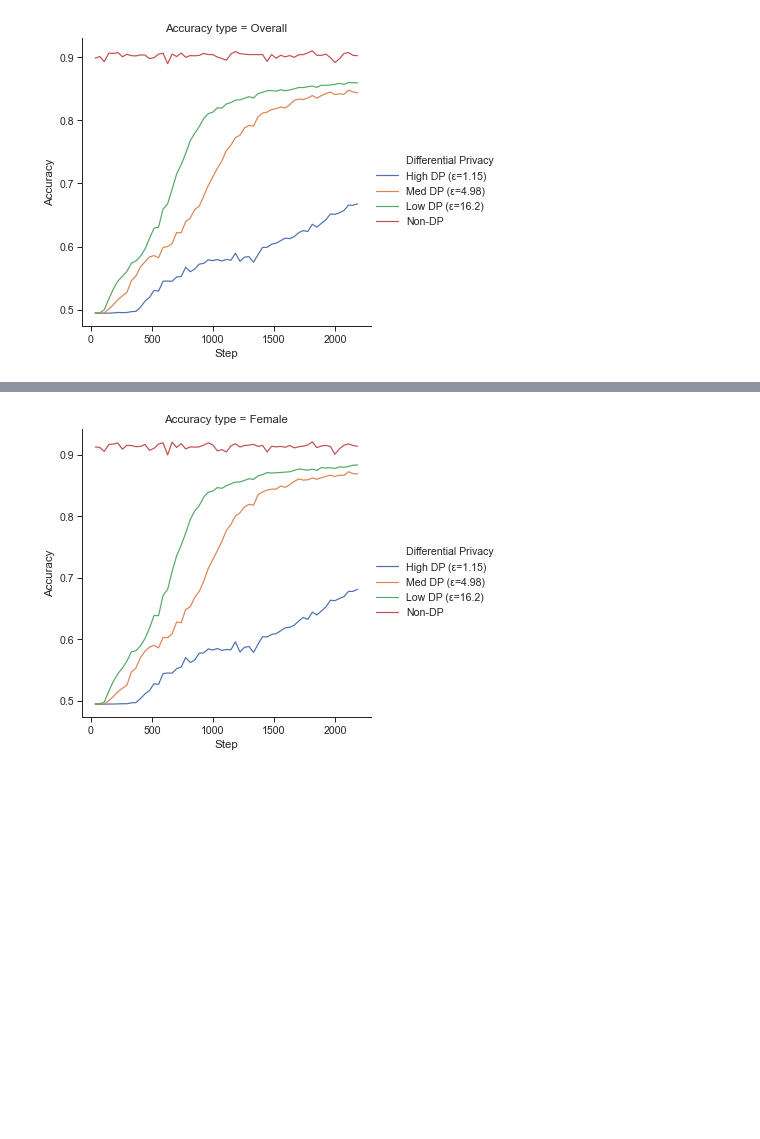
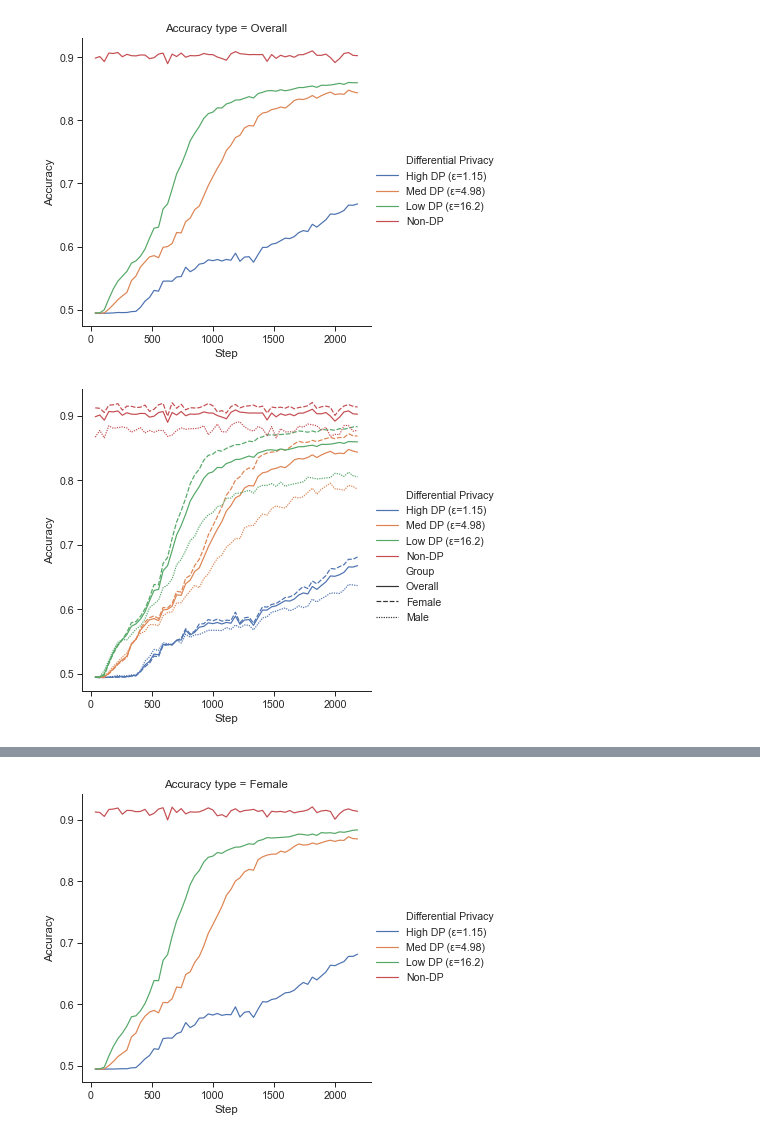
Before and after one commit to FarrandTom/deep-learning-fairness, a Jupyter notebook: figures/figures.ipynb, the cells around one changed output, grey strips where cells are left out. Saved outputs shown, nothing was run; the diff lists cells and outputs as text; code cells hidden in the pictures; blank space fills up the shorter version.

```diff
--- a/figures/figures.ipynb
+++ b/figures/figures.ipynb
@@ -301,3 +301,15 @@ overall_time_series = sns.relplot(x='Step', y='Accuracy', hue='Differential Priv
 overall_time_series.savefig(f'overall_time_series.pdf')
 # %% [output]
 [figure]
+# %%
+# 70% Imbalance
+total_time_series_df = pd.read_csv('./total_time_series.csv')
+total_time_series = sns.relplot(x='Step',
+                                y='Accuracy',
+                                hue='Differential Privacy',
+                                style="Group",
+                                data=total_time_series_df,
+                                kind='line')
+total_time_series.savefig(f'total_time_series.pdf')
+# %% [output]
+[figure, added]
```
Also changed, not shown: parts of 12 cells of this notebook, 13 other files.
